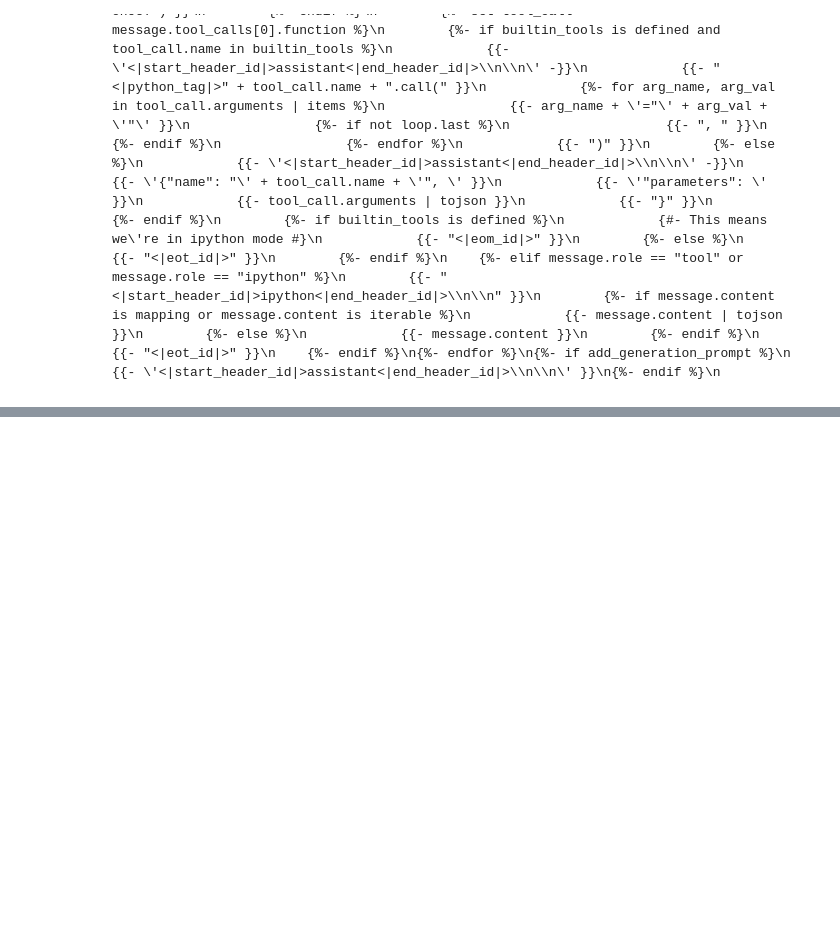
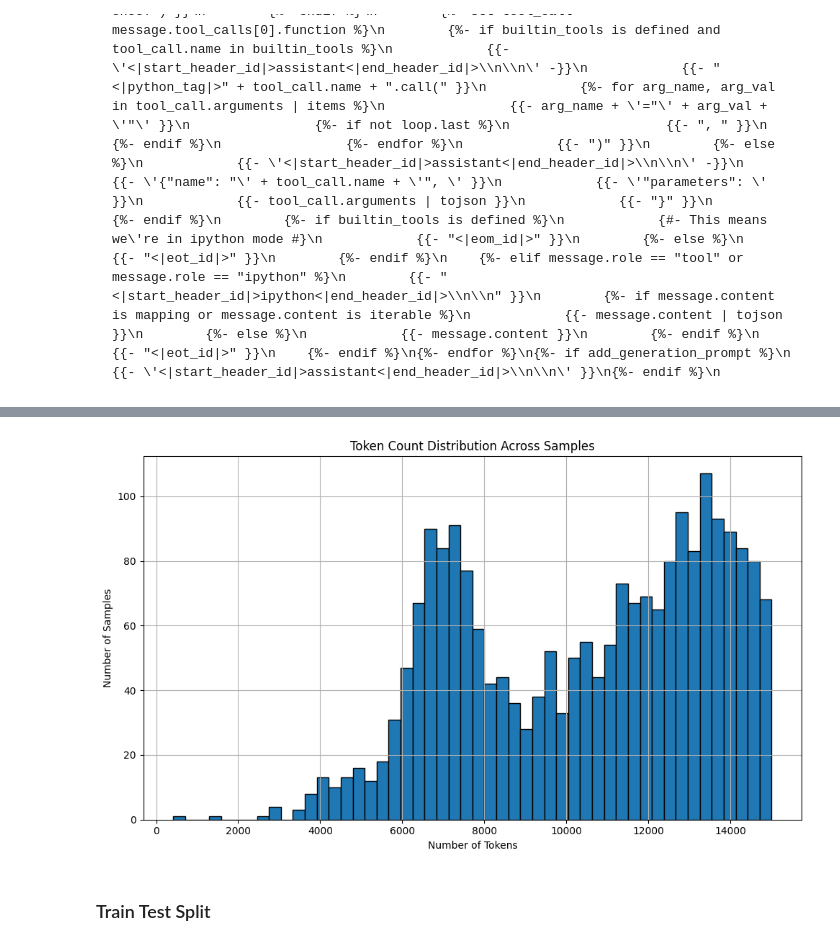
Before and after one commit to skyien-z/llms-for-oral-arguments, a Jupyter notebook: finetune/data_prep_scripts/script_prep_data_for_finetuning_dialogue_style.ipynb, the cells around one changed output, grey strips where cells are left out. Saved outputs shown, nothing was run; the diff lists cells and outputs as text; code cells hidden in the pictures; blank space fills up the shorter version.

```diff
--- a/finetune/data_prep_scripts/script_prep_data_for_finetuning_dialogue_style.ipynb
+++ b/finetune/data_prep_scripts/script_prep_data_for_finetuning_dialogue_style.ipynb
@@ -474,0 +463,3 @@ For reference, original chat template for `unsloth/Meta-Llama-3.1-8B-Instruct-bn
+# %%
+# filter dataset to samples below 15k tokens
+dataset = dataset.filter(lambda x: x["num_tokens"] <= 15000)
@@ -474,0 +470,6 @@ For reference, original chat template for `unsloth/Meta-Llama-3.1-8B-Instruct-bn
+# %%
+plot_summary_stats(dataset)
+# %% [output]
+[figure, added]
+# %% [markdown]
+### Train Test Split
```
Also changed, not shown: parts of 22 cells of this notebook, 4 other files.
